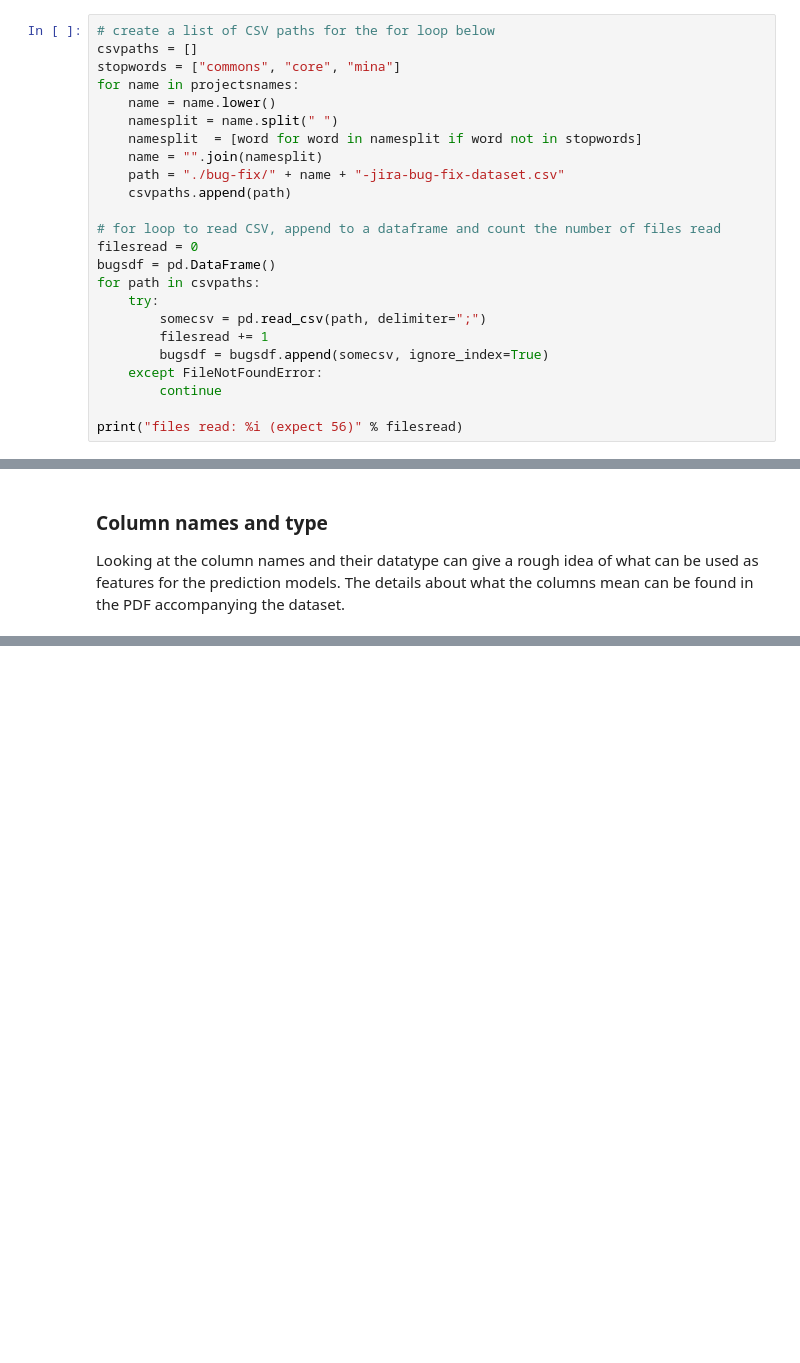
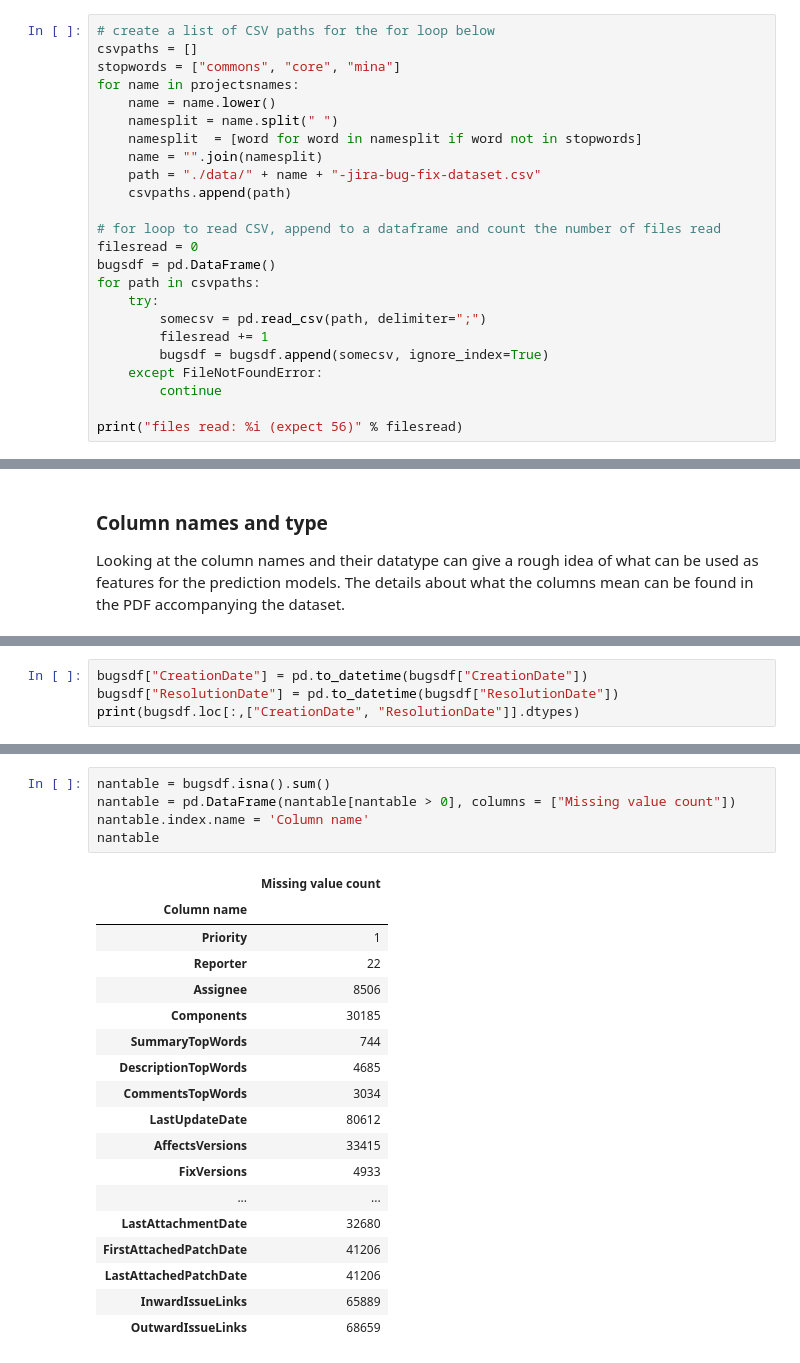
Before and after one commit to winnawat/bugfixtime, a Jupyter notebook: bugfixtime.ipynb, the cells around one changed output, grey strips where cells are left out. Cells and saved outputs as stored; diff of their text form; blank space fills up the shorter version.

```diff
--- a/bugfixtime.ipynb
+++ b/bugfixtime.ipynb
@@ -73,7 +73,7 @@ for name in projectsnames:
     namesplit = name.split(" ")
     namesplit  = [word for word in namesplit if word not in stopwords]
     name = "".join(namesplit)
-    path = "./bug-fix/" + name + "-jira-bug-fix-dataset.csv"
+    path = "./data/" + name + "-jira-bug-fix-dataset.csv"
     csvpaths.append(path)
 
 # for loop to read CSV, append to a dataframe and count the number of files read
@@ -98,0 +122,4 @@ Looking at the column names and their datatype can give a rough idea of what can
+# %%
+bugsdf["CreationDate"] = pd.to_datetime(bugsdf["CreationDate"])
+bugsdf["ResolutionDate"] = pd.to_datetime(bugsdf["ResolutionDate"])
+print(bugsdf.loc[:,["CreationDate", "ResolutionDate"]].dtypes)
@@ -98,0 +133,24 @@ Looking at the column names and their datatype can give a rough idea of what can
+# %%
+nantable = bugsdf.isna().sum()
+nantable = pd.DataFrame(nantable[nantable > 0], columns = ["Missing value count"])
+nantable.index.name = 'Column name'
+nantable
+# %% [output]
+|  | Missing value count |
+| Column name |  |
+| Priority | 1 |
+| Reporter | 22 |
+| Assignee | 8506 |
+| Components | 30185 |
+| SummaryTopWords | 744 |
+| DescriptionTopWords | 4685 |
+| CommentsTopWords | 3034 |
+| LastUpdateDate | 80612 |
+| AffectsVersions | 33415 |
+| FixVersions | 4933 |
+| ... | ... |
+| LastAttachmentDate | 32680 |
+| FirstAttachedPatchDate | 41206 |
+| LastAttachedPatchDate | 41206 |
+| InwardIssueLinks | 65889 |
+| OutwardIssueLinks | 68659 |
```
Also changed, not shown: parts of 26 cells of this notebook.
